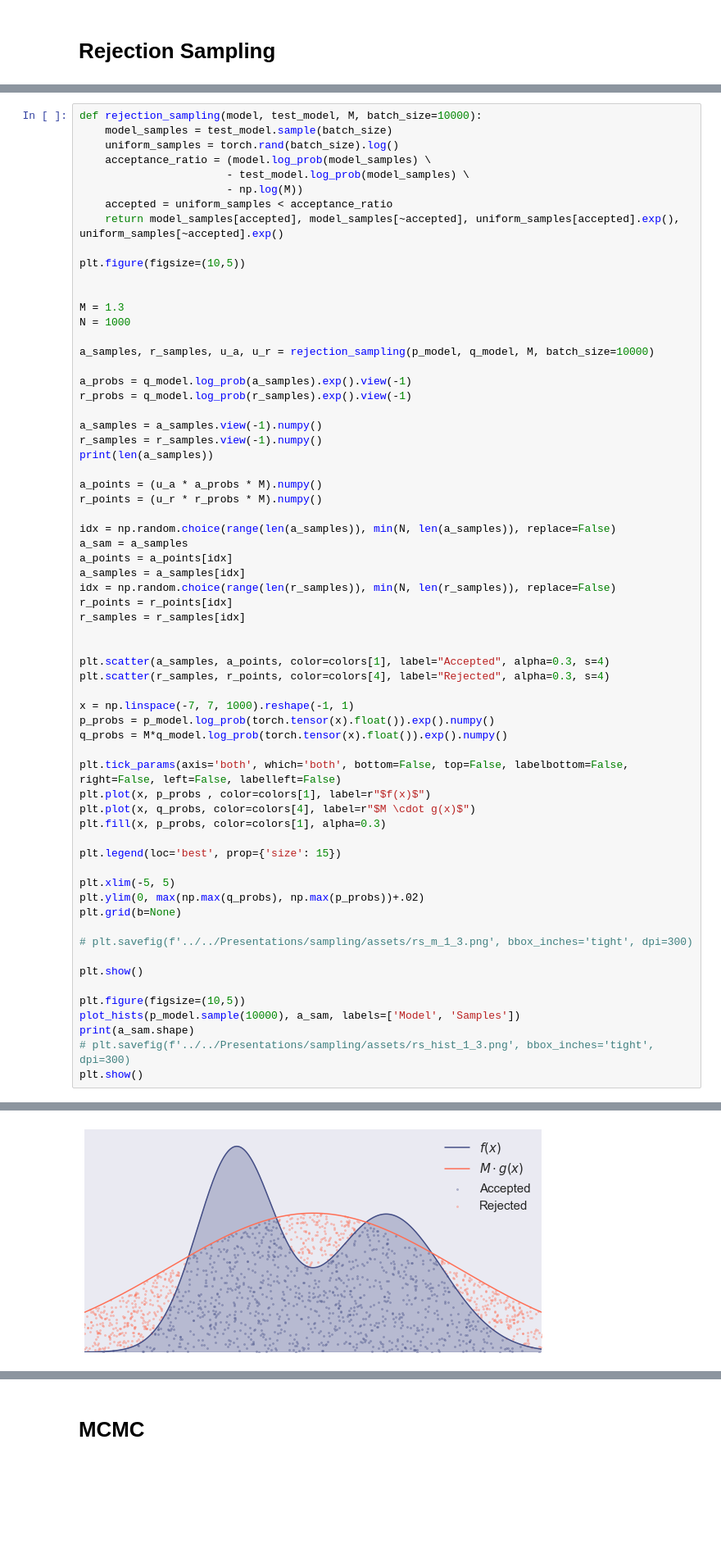
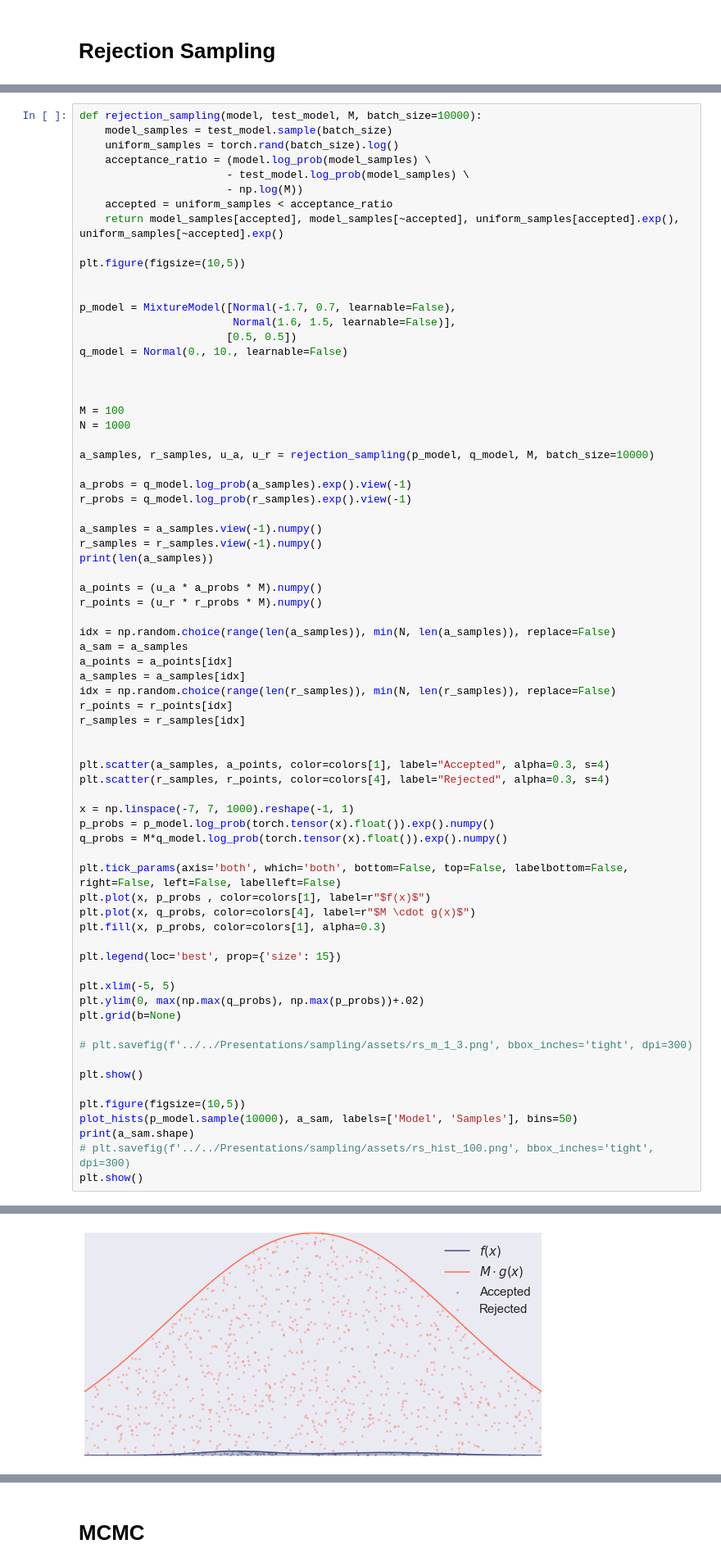
Before and after one commit to nextBillyonair/DPM, a Jupyter notebook: Notebooks/MonteCarlo/Sampling.ipynb, the cells around one changed output, grey strips where cells are left out. Shown at 82% size. Saved outputs shown, nothing was run; the diff lists cells and outputs as text; blank space fills up the shorter version.

```diff
--- a/Notebooks/MonteCarlo/Sampling.ipynb
+++ b/Notebooks/MonteCarlo/Sampling.ipynb
@@ -237,7 +307,14 @@ def rejection_sampling(model, test_model, M, batch_size=10000):
 plt.figure(figsize=(10,5))
 
 
-M = 1.3
+p_model = MixtureModel([Normal(-1.7, 0.7, learnable=False),
+                        Normal(1.6, 1.5, learnable=False)],
+                       [0.5, 0.5])
+q_model = Normal(0., 10., learnable=False)
+
+
+
+M = 100
 N = 1000
 
 a_samples, r_samples, u_a, u_r = rejection_sampling(p_model, q_model, M, batch_size=10000)
@@ -284,8 +361,8 @@ plt.grid(b=None)
 plt.show()
 
 plt.figure(figsize=(10,5))
-plot_hists(p_model.sample(10000), a_sam, labels=['Model', 'Samples'])
+plot_hists(p_model.sample(10000), a_sam, labels=['Model', 'Samples'], bins=50)
 print(a_sam.shape)
-# plt.savefig(f'../../Presentations/sampling/assets/rs_hist_1_3.png', bbox_inches='tight', dpi=300)
+# plt.savefig(f'../../Presentations/sampling/assets/rs_hist_100.png', bbox_inches='tight', dpi=300)
 plt.show()
 # %% [output]
@@ -293 +370 @@ plt.show()
-[figure, old version]
+[figure, new version]
```
Also changed, not shown: parts of 14 cells of this notebook, 6 other files.
